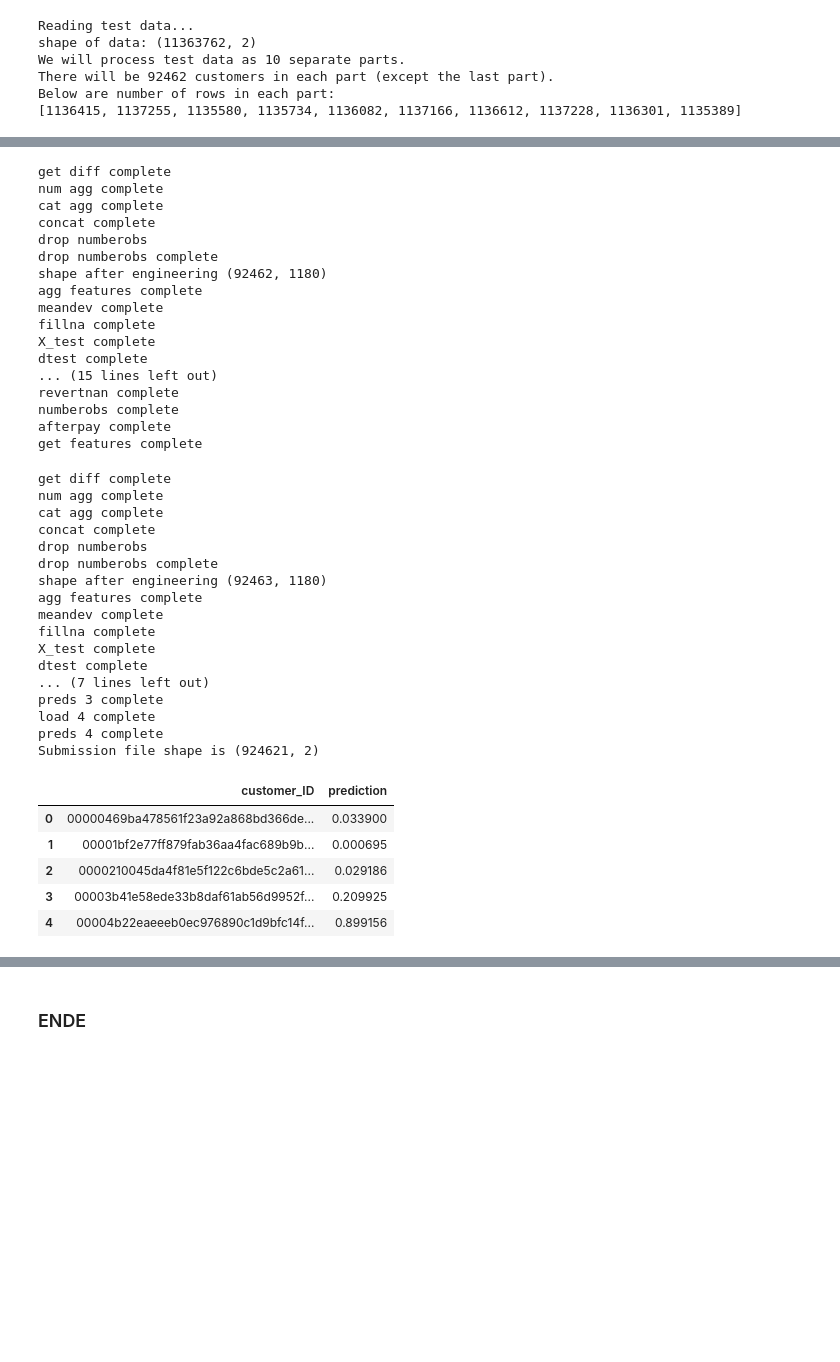
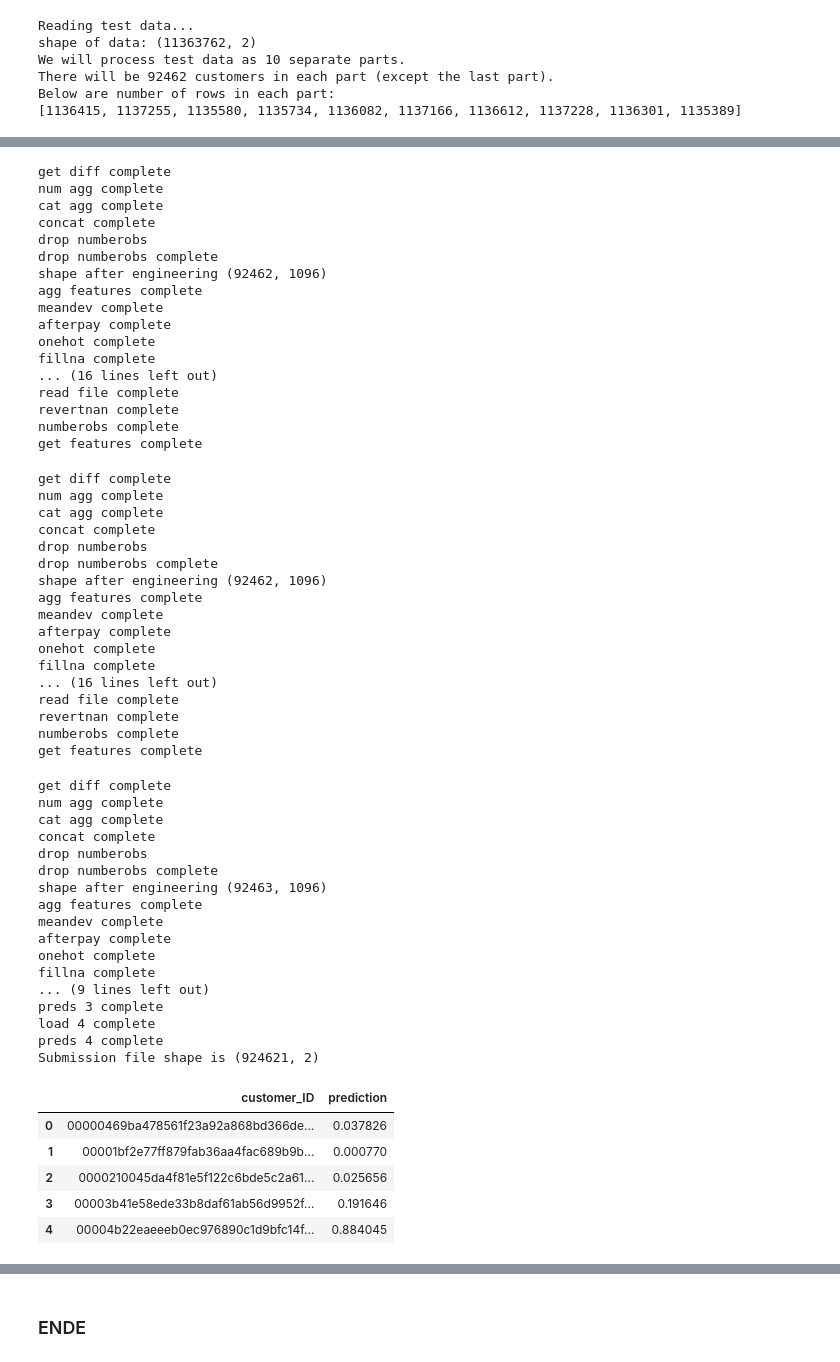
Before and after one commit to pyagoubi/Credit-Default-Prediction, a Jupyter notebook: Amex_XGBoost_fin_pd_V12.ipynb, the cells around one changed output, grey strips where cells are left out. Cells and saved outputs as stored; diff of their text form; code cells hidden in the pictures; blank space fills up the shorter version.

```diff
--- a/Amex_XGBoost_fin_pd_V12.ipynb
+++ b/Amex_XGBoost_fin_pd_V12.ipynb
@@ -160,7 +160,7 @@ def add_targets(df, TARGET_PATH):
   return df
 
 
-def get_difference(df, num_features):
+def get_difference(df, num_features, train_set = None, Part =None):
     df1 = []
     customer_ids = []
     for customer_id, cus in tqdm(df.groupby(['customer_ID'])):
@@ -176,17 +176,18 @@ def get_difference(df, num_features):
     # Add customer id
     df1['customer_ID'] = customer_ids
     df1.set_index('customer_ID', inplace = True)
-    df1.to_parquet(f'{SAVE_PATH}diff_{VER}.parquet')
+    if train_set == True: df1.to_parquet(f'{SAVE_PATH}diff_{VER}.parquet')
+    elif train_set == False: df1.to_parquet(f'{SAVE_PATH}diff_test_{VER}_num{Part}.parquet')
     return df1
 
 def onehot_encoding(df, cat_cols):
   cat_cols = [f'{i}_last' for i in cat_cols]
   for col in cat_cols:
-    df = df.get_dummies(df, columns=[col], drop_first=True)
+    df = pd.get_dummies(df, columns=[col], drop_first=True)
   return df
 # %%
 #all functions compact
-def preprocess(PATH = TRAIN_PATH, TARGET_PATH = TARGET_PATH, train_set = True, test = None):
+def preprocess(PATH = TRAIN_PATH, TARGET_PATH = TARGET_PATH, train_set = True, test = None, Part = None):
   if train_set == True:
     df = read_file(path = TRAIN_PATH)
   else:
@@ -198,7 +199,8 @@ def preprocess(PATH = TRAIN_PATH, TARGET_PATH = TARGET_PATH, train_set = True, t
   print('numberobs complete')
   all_cols, cat_features, num_features = get_features(df)
   print('get features complete')
-  diff1 = get_difference(df, num_features)
+  diff1 = get_difference(df, num_features, train_set = train_set, Part = Part)
+  #if train_set == True: diff1 = pd.read_parquet(f'{SAVE_PATH}diff_{VER}.parquet')
   print('get diff complete')
   df = agg_functions(df, num_features, cat_features, numberobs = True)
   df = df.merge(diff1, left_index=True, right_index=True, how='left')
@@ -549,12 +528,16 @@ for k in range(NUM_PARTS):
   print(f'=> Test part {k+1} has shape', test.shape )
 
   # PROCESS AND FEATURE ENGINEER PART OF TEST DATA
-  test = preprocess(train_set = False, test = test)
+  test = preprocess(train_set = False, test = test, Part =k)
   if k==NUM_PARTS-1: test = test.loc[customers[skip_cust:]]
   else: test = test.loc[customers[skip_cust:skip_cust+num_cust]]
   skip_cust += num_cust
 
 
+  #ammend for one hot encoding
+  test['D_64_last_1.0'] = 0
+  test['D_66_last_1.0'] = 0
+  test['D_68_last_1.0'] = 0
   # TEST DATA FOR XGB
   X_test = test[features]
   print('X_test complete')
@@ -756,44 +723,61 @@ afterpay complete
 get features complete
 get diff complete
 num agg complete
 cat agg complete
 concat complete
 drop numberobs
 drop numberobs complete
-shape after engineering (92462, 1180)
+shape after engineering (92462, 1096)
 agg features complete
 meandev complete
+afterpay complete
+onehot complete
 fillna complete
-X_test complete
-dtest complete
-... (15 lines left out)
+... (16 lines left out)
+read file complete
 revertnan complete
 numberobs complete
-afterpay complete
 get features complete
 get diff complete
 num agg complete
 cat agg complete
 concat complete
 drop numberobs
 drop numberobs complete
-shape after engineering (92463, 1180)
+shape after engineering (92462, 1096)
 agg features complete
 meandev complete
+afterpay complete
+onehot complete
 fillna complete
-X_test complete
-dtest complete
-... (7 lines left out)
-preds 3 complete
-load 4 complete
-preds 4 complete
-Submission file shape is (924621, 2)
+... (16 lines left out)
+read file complete
+revertnan complete
+numberobs complete
+get features complete
+get diff complete
+num agg complete
+cat agg complete
+concat complete
+drop numberobs
+drop numberobs complete
+shape after engineering (92463, 1096)
+agg features complete
+meandev complete
+afterpay complete
+onehot complete
+fillna complete
+... (9 lines left out)
+preds 3 complete
+load 4 complete
+preds 4 complete
+Submission file shape is (924621, 2)
 |  | customer_ID | prediction |
-| 0 | 00000469ba478561f23a92a868bd366de... | 0.033900 |
-| 1 | 00001bf2e77ff879fab36aa4fac689b9b... | 0.000695 |
-| 2 | 0000210045da4f81e5f122c6bde5c2a61... | 0.029186 |
-| 3 | 00003b41e58ede33b8daf61ab56d9952f... | 0.209925 |
-| 4 | 00004b22eaeeeb0ec976890c1d9bfc14f... | 0.899156 |
+| 0 | 00000469ba478561f23a92a868bd366de... | 0.037826 |
+| 1 | 00001bf2e77ff879fab36aa4fac689b9b... | 0.000770 |
+| 2 | 0000210045da4f81e5f122c6bde5c2a61... | 0.025656 |
+| 3 | 00003b41e58ede33b8daf61ab56d9952f... | 0.191646 |
+| 4 | 00004b22eaeeeb0ec976890c1d9bfc14f... | 0.884045 |
 # %%
 gc.collect()
 # %% [output]
```
Also changed, not shown: parts of 10 cells of this notebook.
